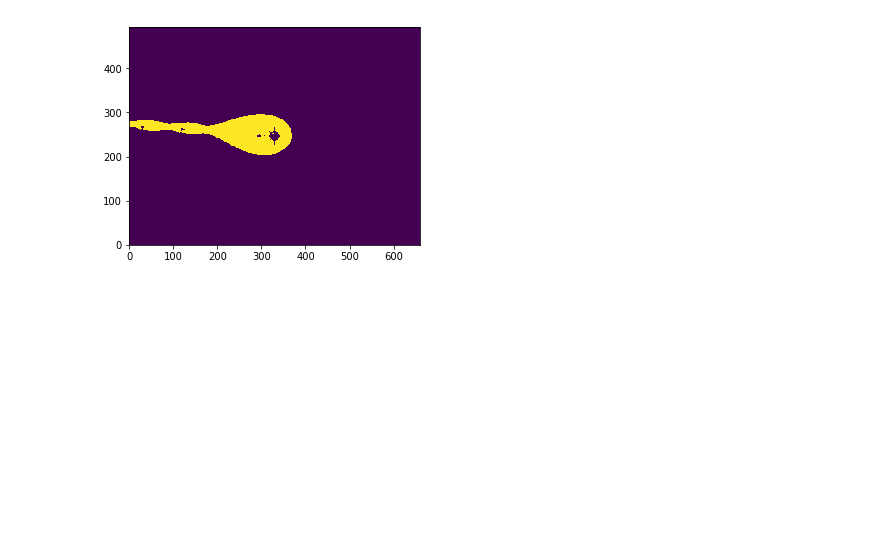
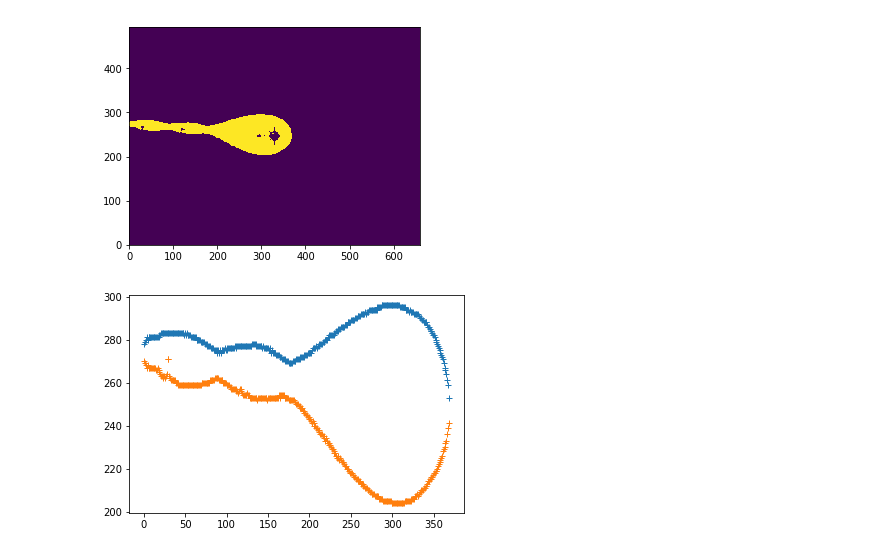
Before and after one commit to olofsvensson/AutoMesh, a Jupyter notebook: doc/AutoMesh.ipynb, the cells around one changed output. Saved outputs shown, nothing was run; the diff lists cells and outputs as text; code cells hidden in the pictures; blank space fills up the shorter version.

```diff
--- a/doc/AutoMesh.ipynb
+++ b/doc/AutoMesh.ipynb
@@ -24,7 +25,7 @@ autoMesh.plotImage(imageBackground)
 # %% [output]
 [figure]
 # %%
-differenceImage = numpy.abs(imageBackground - image000)
+differenceImage = autoMesh.subtractBackground(image000, imageBackground)
 autoMesh.plotImage(differenceImage)
 # %% [output]
 [figure]
@@ -33,3 +34,8 @@ filteredImage = autoMesh.filterDifferenceImage(differenceImage)
 autoMesh.plotImage(filteredImage)
 # %% [output]
 [figure]
+# %%
+(listIndex, listUpper, listLower) = autoMesh.loopExam(filteredImage)
+autoMesh.plotLoopExam(filteredImage, listIndex, listLower, listUpper)
+# %% [output]
+[figure, added]
```
Also changed, not shown: parts of 1 cell of this notebook.
